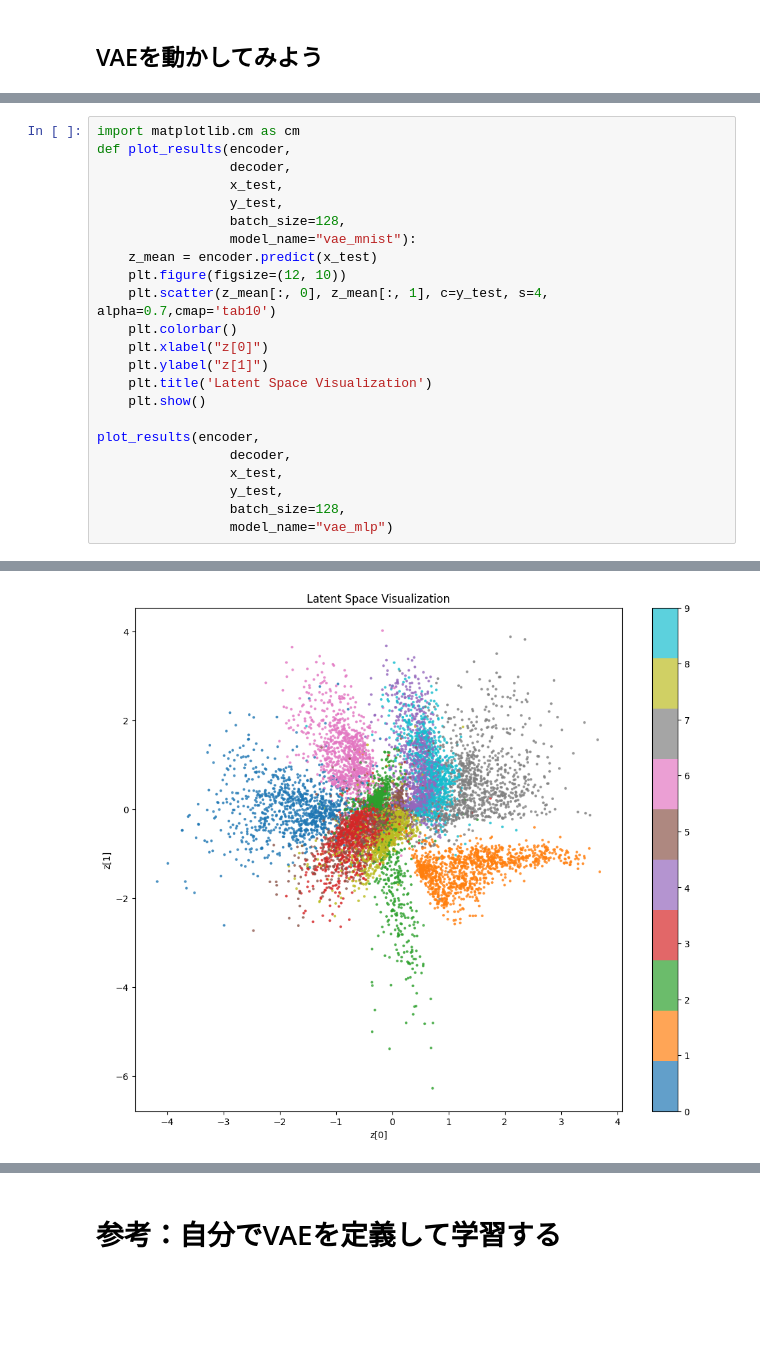
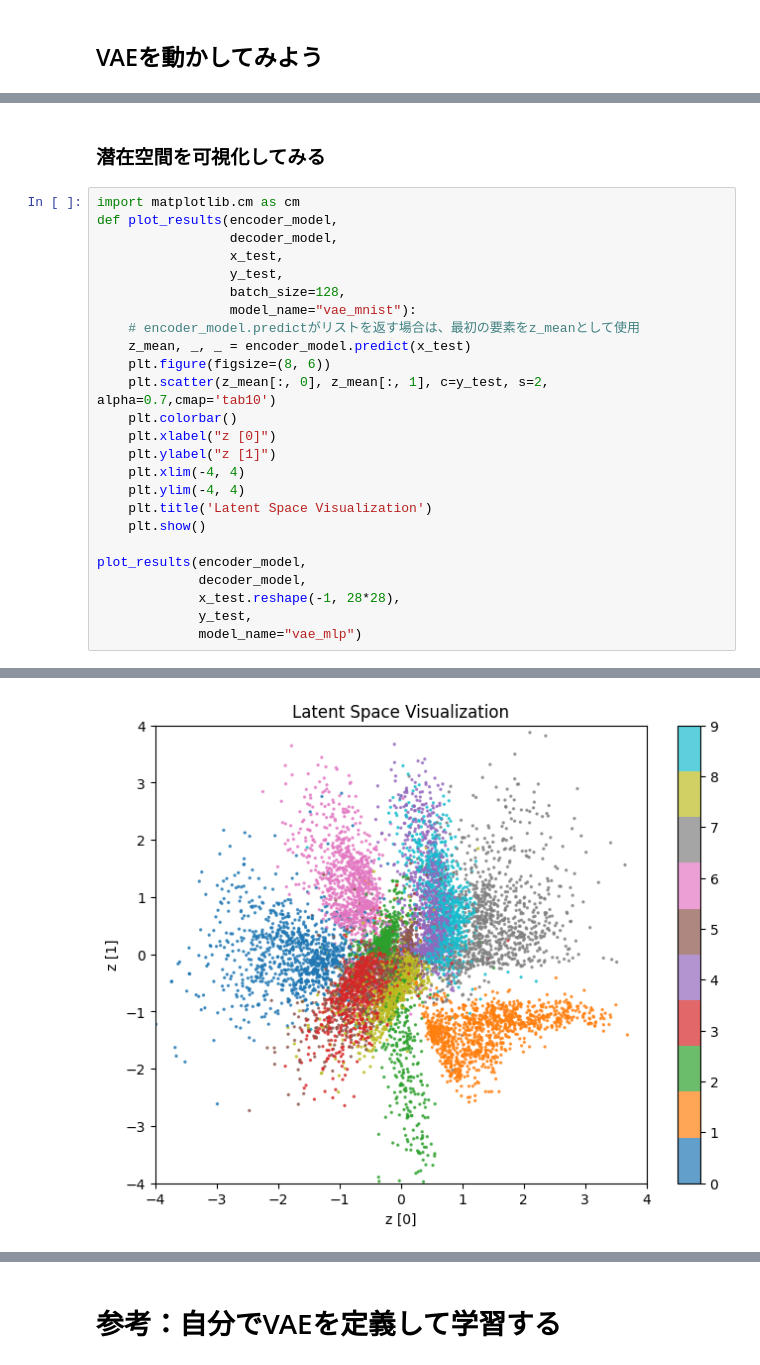
Before and after one commit to liber-craft-co-ltd/book_impress_it-basic-education-ai, a Jupyter notebook: chap08_mnist_digit_VAE.ipynb, the cells around one changed output, grey strips where cells are left out. Saved outputs shown, nothing was run; the diff lists cells and outputs as text; blank space fills up the shorter version.

```diff
--- a/chap08_mnist_digit_VAE.ipynb
+++ b/chap08_mnist_digit_VAE.ipynb
@@ -207,25 +251,29 @@ plt.show()
 [figure]
+# %% [markdown]
+### 潜在空間を可視化してみる
 # %%
 import matplotlib.cm as cm
-def plot_results(encoder,
-                 decoder,
+def plot_results(encoder_model,
+                 decoder_model,
                  x_test,
                  y_test,
                  batch_size=128,
                  model_name="vae_mnist"):
-    z_mean = encoder.predict(x_test)
-    plt.figure(figsize=(12, 10))
-    plt.scatter(z_mean[:, 0], z_mean[:, 1], c=y_test, s=4, alpha=0.7,cmap='tab10')
+    # encoder_model.predictがリストを返す場合は、最初の要素をz_meanとして使用
+    z_mean, _, _ = encoder_model.predict(x_test)
+    plt.figure(figsize=(8, 6))
+    plt.scatter(z_mean[:, 0], z_mean[:, 1], c=y_test, s=2, alpha=0.7,cmap='tab10')
     plt.colorbar()
-    plt.xlabel("z[0]")
-    plt.ylabel("z[1]")
+    plt.xlabel("z [0]")
+    plt.ylabel("z [1]")
+    plt.xlim(-4, 4)
+    plt.ylim(-4, 4)
     plt.title('Latent Space Visualization')
     plt.show()
 
-plot_results(encoder,
-                 decoder,
-                 x_test,
-                 y_test,
-                 batch_size=128,
-                 model_name="vae_mlp")
+plot_results(encoder_model,
+             decoder_model,
+             x_test.reshape(-1, 28*28),
+             y_test,
+             model_name="vae_mlp")
 # %% [output]
@@ -233 +281 @@ plot_results(encoder,
-[figure, old version]
+[figure, new version]
```
Also changed, not shown: parts of 12 cells of this notebook, 8 other files.
